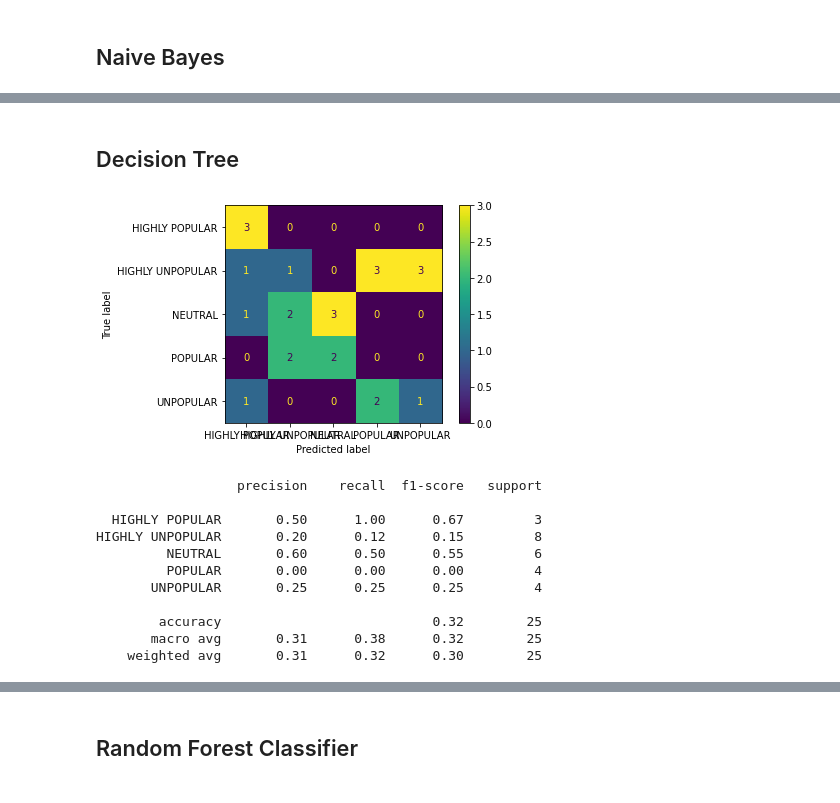
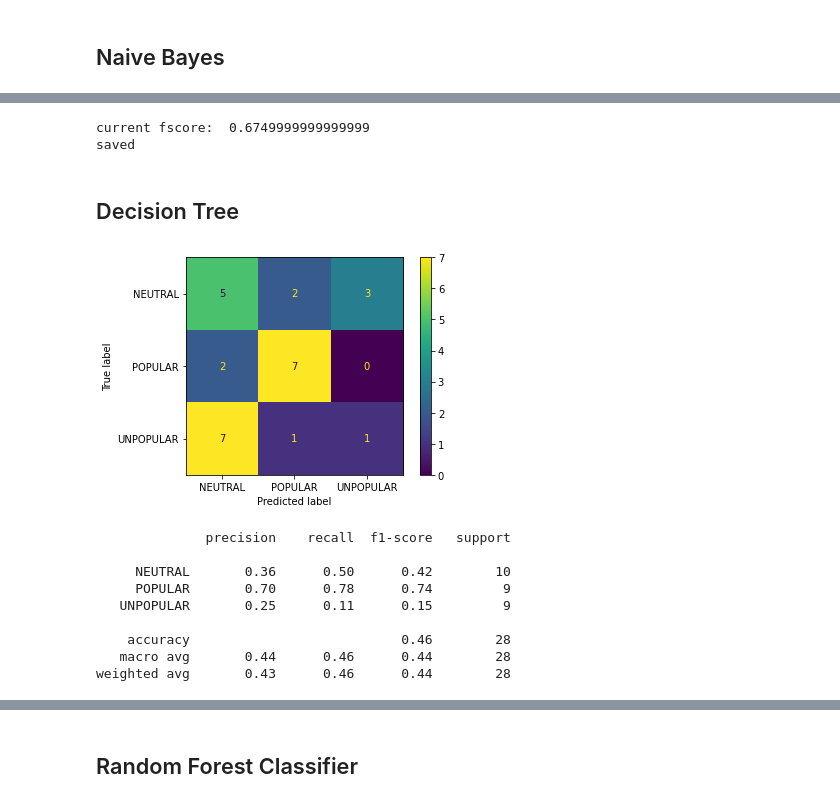
Before and after one commit to milijanadj/SIAP, a Jupyter notebook: models.ipynb, the cells around one changed output, grey strips where cells are left out. Cells and saved outputs as stored; diff of their text form; code cells hidden in the pictures.

```diff
--- a/models.ipynb
+++ b/models.ipynb
@@ -247,18 +322,43 @@ HIGHLY UNPOPULAR       1.00      0.12      0.22         8
+# %%
+fscore = get_fscore(y_test, y_pred)
+print('current fscore: ', fscore)
+
+try:
+    filename = 'models/gnb.pickle'
+    stored_model = pickle.load(open(filename, 'rb'))
+    y_pred = stored_model.predict(X_test)
+
+    old_fscore = get_fscore(y_test, y_pred)
+    print('old fscore:', old_fscore)
+
+    if fscore > old_fscore:
+        pickle.dump(gnb, open(filename, 'wb'))
+        print('saved')
+        scores['naive bayes'] = fscore
+    else:
+        scores['naive bayes'] = old_fscore
+except FileNotFoundError:
+    pickle.dump(gnb, open(filename, 'wb'))
+    print('saved')
+    scores['naive bayes'] = fscore
+# %% [output]
+current fscore:  0.6749999999999999
+saved
 # %% [markdown]
 ## Decision Tree
 # %%
 #ucitavanje
 train_df = pandas.read_csv('datasets/train.csv')
-X_train = train_df.iloc[:, [2, 4, 5, 6, 7]].values
-y_train = train_df.iloc[:, 3].values
+X_train = train_df.iloc[:, [3, 5, 6, 7, 8, 9, 11]].values
+y_train = train_df.iloc[:, 4].values
 
 test_df = pandas.read_csv('datasets/test.csv')
-X_test = test_df.iloc[:, [2, 4, 5, 6, 7]].values
-y_test = test_df.iloc[:, 3].values
+X_test = test_df.iloc[:, [3, 5, 6, 7, 8, 9, 11]].values
+y_test = test_df.iloc[:, 4].values
 
 validation_df = pandas.read_csv('datasets/validation.csv')
-X_validation = validation_df.iloc[:, [2, 4, 5, 6, 7]].values
-y_validation = validation_df.iloc[:, 3].values
+X_validation = validation_df.iloc[:, [3, 5, 6, 7, 8, 9, 11]].values
+y_validation = validation_df.iloc[:, 4].values
 
 #normalizacija
 scaler = StandardScaler()
@@ -277,25 +377,23 @@ y_pred = dtc.predict(X_test)
 # %%
 cm = confusion_matrix(y_test, y_pred)
 disp = ConfusionMatrixDisplay(
     confusion_matrix=cm,
-    display_labels=rfc.classes_
+    display_labels=dtc.classes_
 )
 disp.plot()
 plt.show()
 # %% [output]
-[figure, old version]
+[figure, new version]
 # %%
 print(classification_report(y_test, y_pred))
 # %% [output]
-                  precision    recall  f1-score   support
+              precision    recall  f1-score   support
 
-  HIGHLY POPULAR       0.50      1.00      0.67         3
-HIGHLY UNPOPULAR       0.20      0.12      0.15         8
-         NEUTRAL       0.60      0.50      0.55         6
-         POPULAR       0.00      0.00      0.00         4
-       UNPOPULAR       0.25      0.25      0.25         4
+     NEUTRAL       0.36      0.50      0.42        10
+     POPULAR       0.70      0.78      0.74         9
+   UNPOPULAR       0.25      0.11      0.15         9
 
-        accuracy                           0.32        25
-       macro avg       0.31      0.38      0.32        25
-    weighted avg       0.31      0.32      0.30        25
+    accuracy                           0.46        28
+   macro avg       0.44      0.46      0.44        28
+weighted avg       0.43      0.46      0.44        28
 # %%
```
Also changed, not shown: parts of 29 cells of this notebook, 13 other files.
